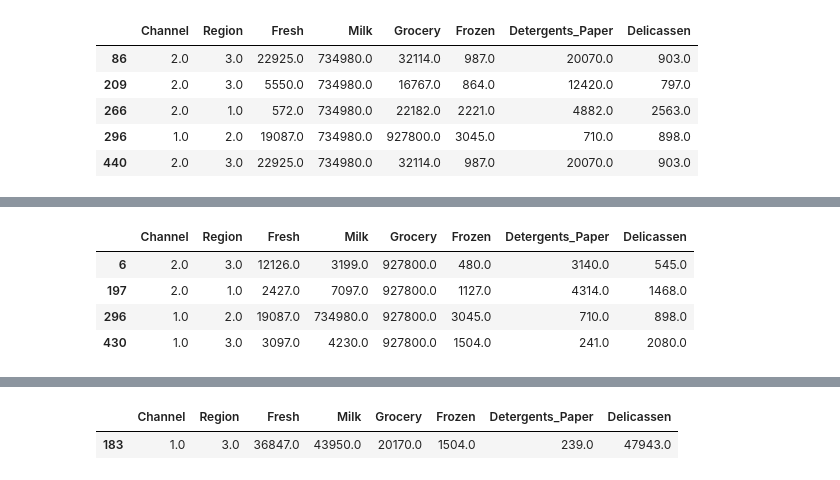
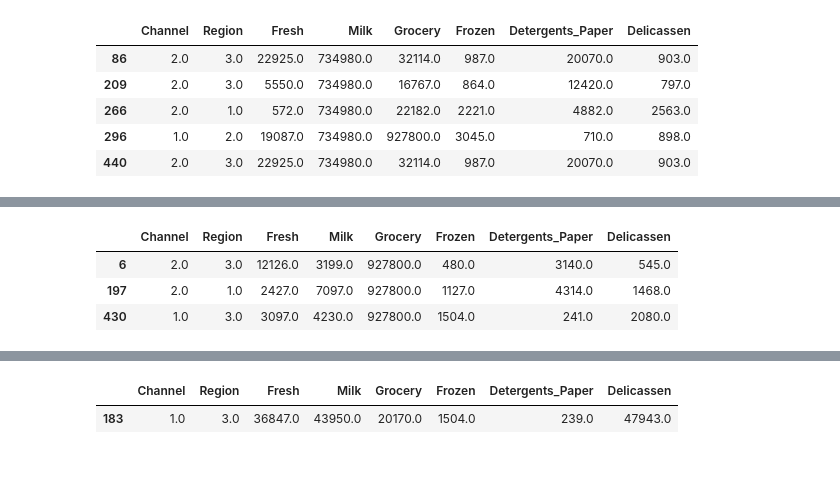
Before and after one commit to rsotelo14/practicos-analisis-de-datos, a Jupyter notebook: Entrega final/proyecto_final.ipynb, the cells around one changed output, grey strips where cells are left out. Drawn from its saved outputs; the diff is of its cells as text; code cells hidden in the pictures.

Commit message:
outliers

```diff
--- a/Entrega final/proyecto_final.ipynb
+++ b/Entrega final/proyecto_final.ipynb
@@ -120,0 +130,3 @@ Q1
+# %%
+
+df = df.drop(df[df['Fresh']>200000].index) #Eliminación de outliers
@@ -127,3 +149,5 @@ df[df['Milk']>=500000] #Estos tienen pinta de outliers porque los 5 tienen 73498
 | 266 | 2.0 | 1.0 | 572.0 | 734980.0 | 22182.0 | 2221.0 | 4882.0 | 2563.0 |
 | 296 | 1.0 | 2.0 | 19087.0 | 734980.0 | 927800.0 | 3045.0 | 710.0 | 898.0 |
 | 440 | 2.0 | 3.0 | 22925.0 | 734980.0 | 32114.0 | 987.0 | 20070.0 | 903.0 |
+# %%
+df = df.drop(df[df['Milk']>100000].index) #Eliminación de outliers
@@ -130,8 +164,7 @@ df[df['Milk']>=500000] #Estos tienen pinta de outliers porque los 5 tienen 73498
 # %%
-df[df['Grocery']>=800000] #Estos tienen pinta de outliers porque los 5 tienen 927800
+df[df['Grocery']>=200000] #Estos tienen pinta de outliers porque los 5 tienen 927800
 # %% [output]
 |  | Channel | Region | Fresh | Milk | Grocery | Frozen | Detergents_Paper | Delicassen |
 | 6 | 2.0 | 3.0 | 12126.0 | 3199.0 | 927800.0 | 480.0 | 3140.0 | 545.0 |
 | 197 | 2.0 | 1.0 | 2427.0 | 7097.0 | 927800.0 | 1127.0 | 4314.0 | 1468.0 |
-| 296 | 1.0 | 2.0 | 19087.0 | 734980.0 | 927800.0 | 3045.0 | 710.0 | 898.0 |
 | 430 | 1.0 | 3.0 | 3097.0 | 4230.0 | 927800.0 | 1504.0 | 241.0 | 2080.0 |
```
Also changed, not shown: parts of 35 cells of this notebook.
